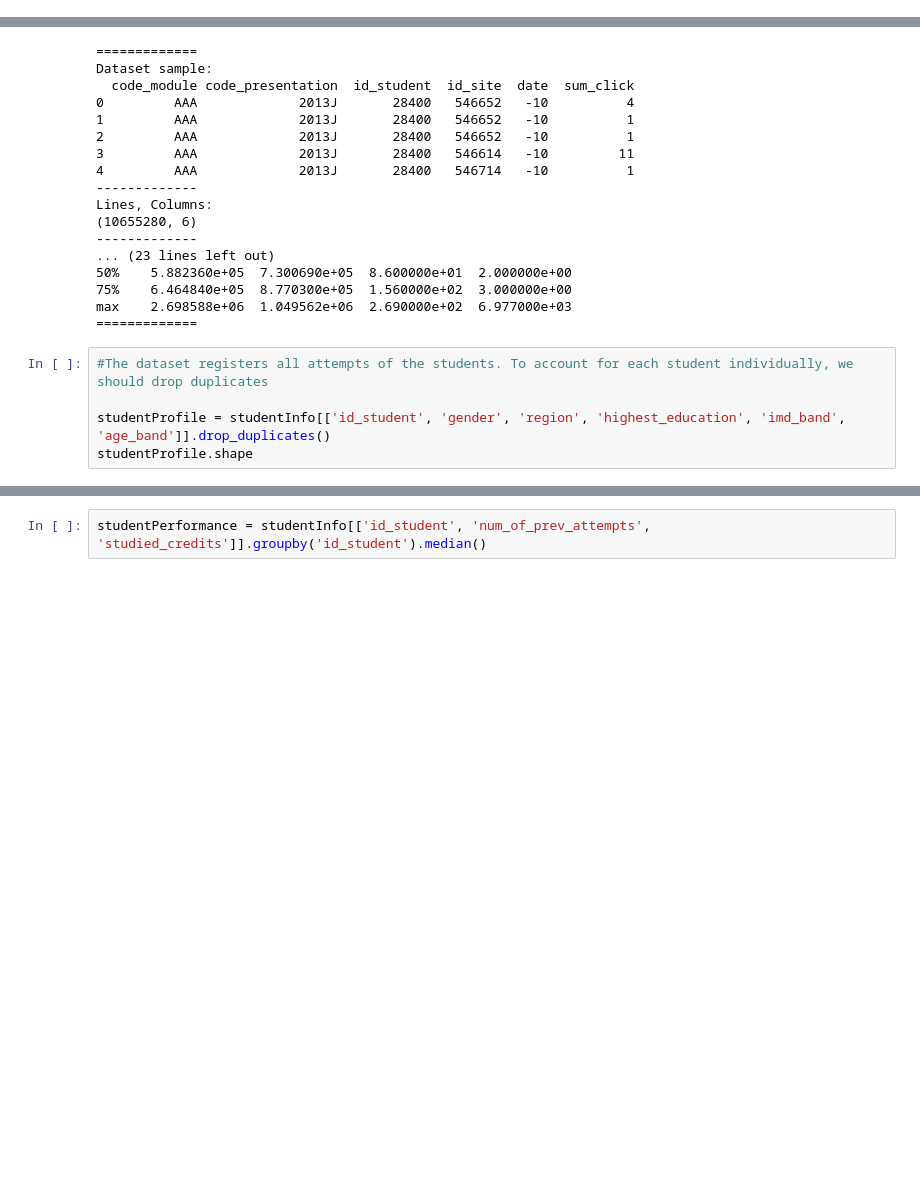
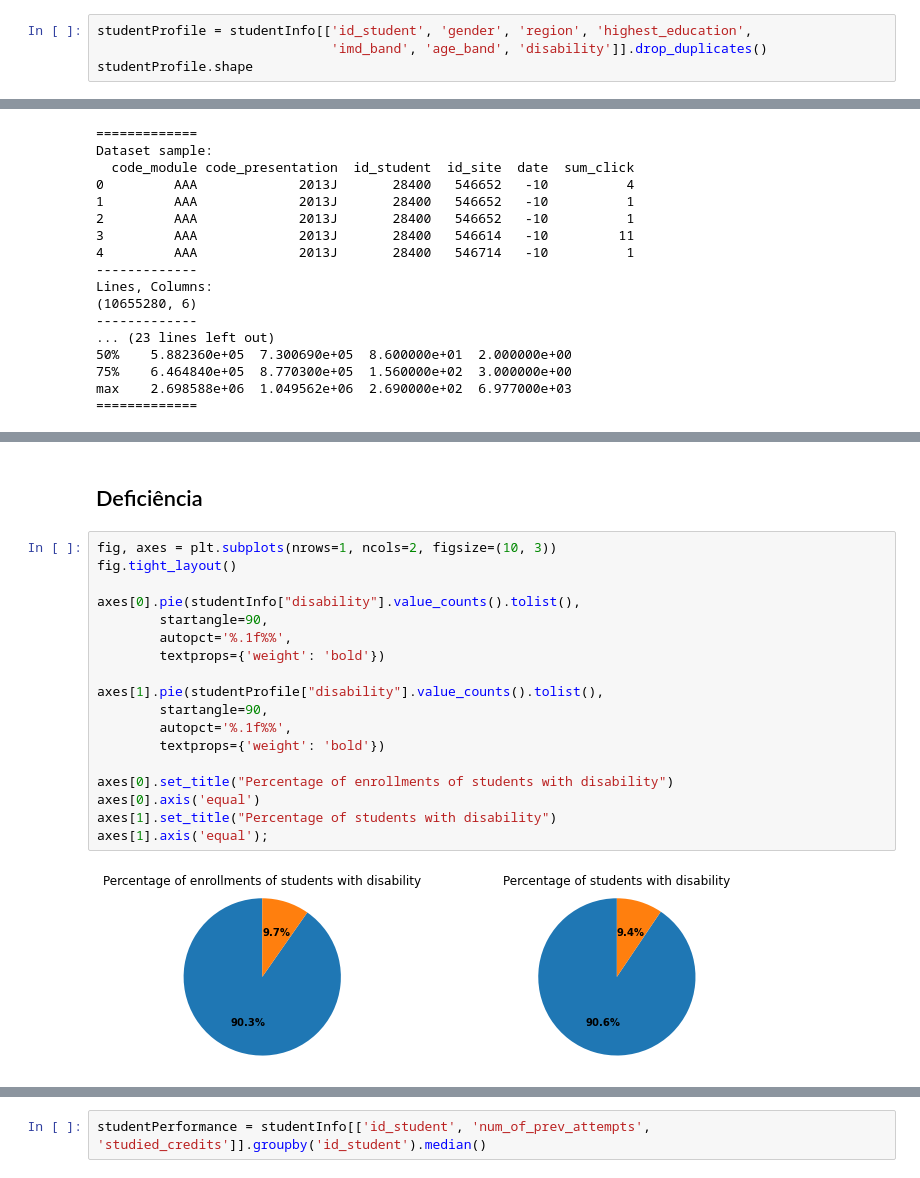
Before and after one commit to pedroafleite/oulad, a Jupyter notebook: eda-trybe.ipynb, the cells around one changed output, grey strips where cells are left out. Saved outputs shown, nothing was run; the diff lists cells and outputs as text; blank space fills up the shorter version.

```diff
--- a/eda-trybe.ipynb
+++ b/eda-trybe.ipynb
@@ -132,0 +198,4 @@ max    2.716795e+06              6.000000       655.000000
+# %%
+studentProfile = studentInfo[['id_student', 'gender', 'region', 'highest_education',
+                              'imd_band', 'age_band', 'disability']].drop_duplicates()
+studentProfile.shape
@@ -172,8 +267,3 @@ Lines, Columns:
 75%    6.464840e+05  8.770300e+05  1.560000e+02  3.000000e+00
 max    2.698588e+06  1.049562e+06  2.690000e+02  6.977000e+03
 =============
-# %%
-#The dataset registers all attempts of the students. To account for each student individually, we should drop duplicates
-
-studentProfile = studentInfo[['id_student', 'gender', 'region', 'highest_education', 'imd_band', 'age_band']].drop_duplicates()
-studentProfile.shape
@@ -209 +293,23 @@ axes[1].axis('equal')
 [figure]
+# %% [markdown]
+## Deficiência
+# %%
+fig, axes = plt.subplots(nrows=1, ncols=2, figsize=(10, 3))
+fig.tight_layout()
+
+axes[0].pie(studentInfo["disability"].value_counts().tolist(),
+        startangle=90,
+        autopct='%.1f%%',
+        textprops={'weight': 'bold'})
+
+axes[1].pie(studentProfile["disability"].value_counts().tolist(),
+        startangle=90,
+        autopct='%.1f%%',
+        textprops={'weight': 'bold'})
+
+axes[0].set_title("Percentage of enrollments of students with disability")
+axes[0].axis('equal')
+axes[1].set_title("Percentage of students with disability")
+axes[1].axis('equal');
+# %% [output]
+[figure, added]
```
Also changed, not shown: parts of 51 cells of this notebook.
